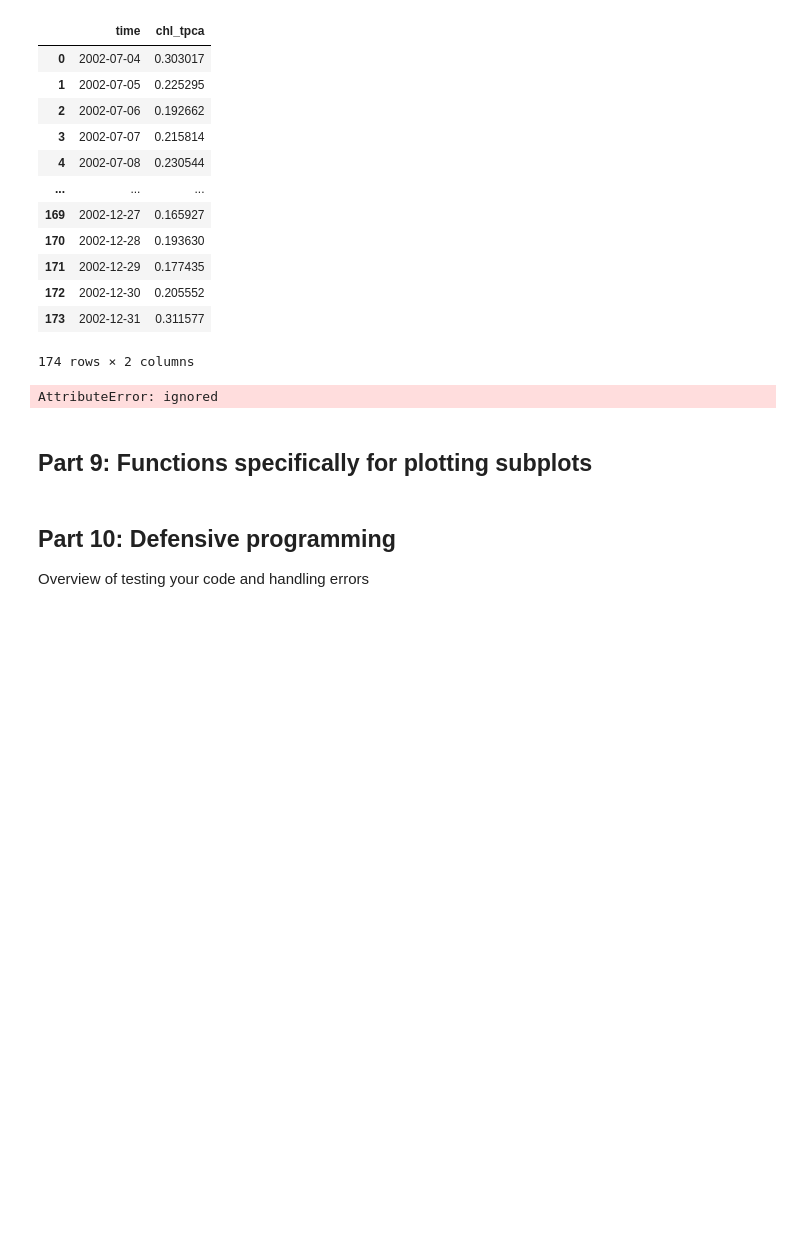
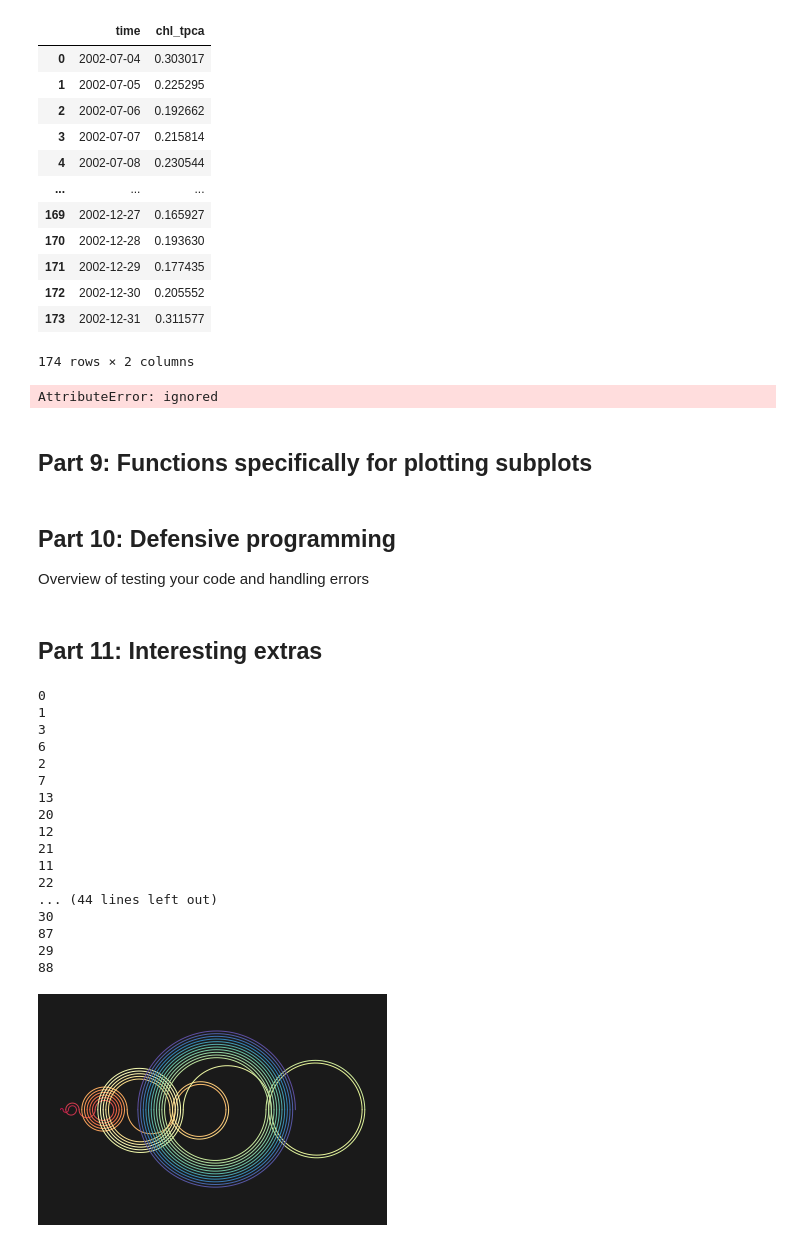
Before and after one commit to datatas/DT-introduction-to-scientific-python, a Jupyter notebook: Introduction_to_scientific_python.ipynb, the cells around one changed output. Drawn from its saved outputs; the diff is of its cells as text; code cells hidden in the pictures; blank space fills up the shorter version.

Commit message:
Interesting extras

```diff
--- a/Introduction_to_scientific_python.ipynb
+++ b/Introduction_to_scientific_python.ipynb
@@ -640,3 +640,69 @@ except:a
 # %%
 assert 1==1
 assert 1==2 #But one does not equal two
+# %% [markdown]
+## Part 11: Interesting extras
+# %%
+#How cool from https://scipython.com/blog/recamans-sequence/
+
+# Equal aspect ratio Figure with black background and no axes.
+fig, ax = plt.subplots(facecolor='k')
+ax.axis('equal')
+ax.axis('off')
+
+# Colour the lines sequentially from a Matplotlib colormap.
+cm = plt.cm.get_cmap('Spectral')
+
+def add_to_plot(lasta, a, n):
+    """Add a semi-circular arc from a to lasta.
+
+    Arcs alternate to be above and below the x-axis according to whether
+    n is even or odd.
+
+    """
+
+    # Arc centre and radius.
+    c, r = (a + lasta) / 2, abs(a - lasta) / 2
+    x = np.linspace(-r, r, 1000)
+    y = np.sqrt(r**2 - x**2) * (-1)**n
+    color = cm(n/max_terms)
+    ax.plot(x+c, y, c=color, lw=1)
+
+# Keep track of which numbers have been "visited" in this set.
+seen = set()
+n = a = 0
+lasta = None
+max_terms = 60
+while n < max_terms:
+    lasta = a
+    b = a - n
+    if b > 0 and b not in seen:
+        a = b
+
+    else:
+        a = a + n
+    seen.add(a)
+    n += 1
+    print(a)
+    add_to_plot(lasta, a, n)
+
+plt.show()
+# %% [output]
+0
+1
+3
+6
+2
+7
+13
+20
+12
+21
+11
+22
+... (44 lines left out)
+30
+87
+29
+88
+[figure, added]
```
